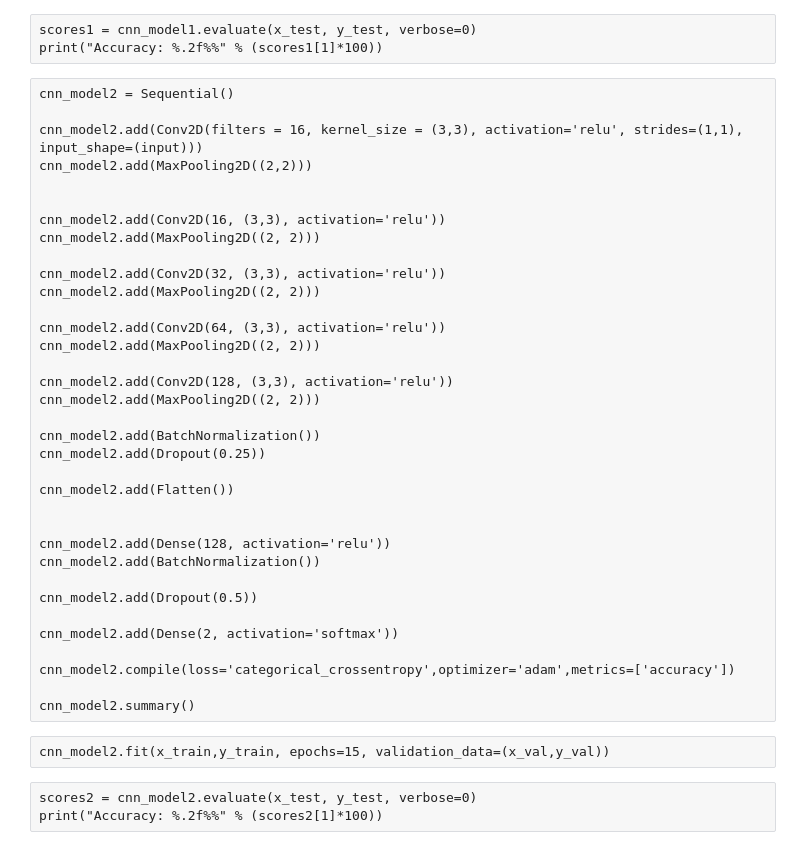
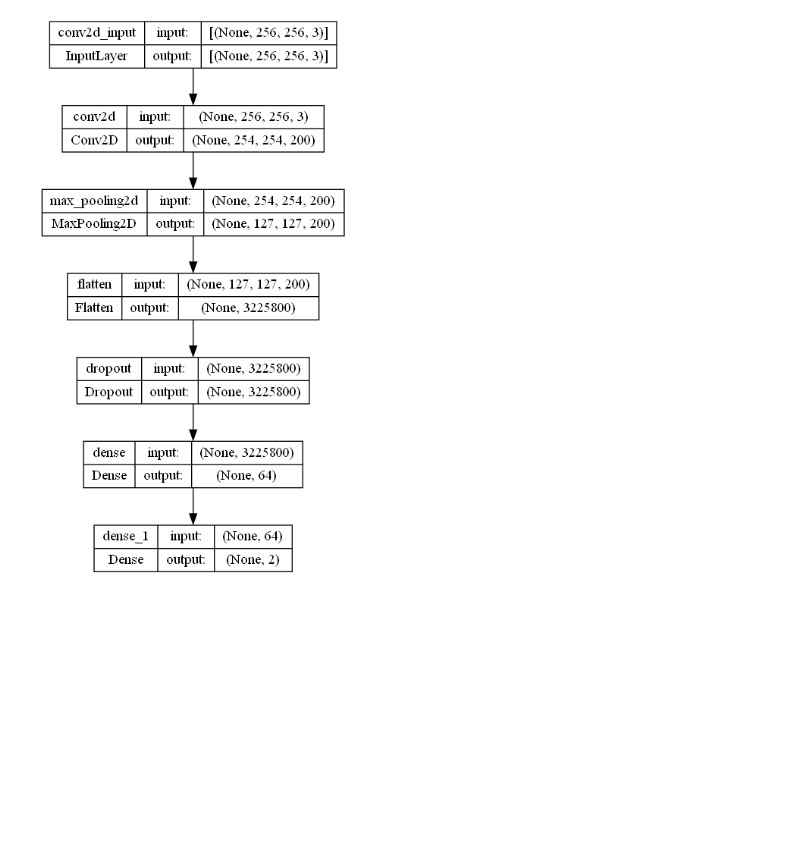
Before and after one commit to abi-manoharan0/CheckMyPlant, a Jupyter notebook: Cauliflower_disease.ipynb, the cells around one changed output. Cells and saved outputs as stored; diff of their text form; code cells hidden in the pictures; blank space fills up the shorter version.

```diff
--- a/Cauliflower_disease.ipynb
+++ b/Cauliflower_disease.ipynb
@@ -265,43 +166,0 @@ cnn_model1.fit(x_train,y_train, epochs=10, validation_data=(x_val,y_val)
-# %% [raw]
-scores1 = cnn_model1.evaluate(x_test, y_test, verbose=0)
-print("Accuracy: %.2f%%" % (scores1[1]*100))
-# %% [raw]
-cnn_model2 = Sequential()
-
-cnn_model2.add(Conv2D(filters = 16, kernel_size = (3,3), activation='relu', strides=(1,1), input_shape=(input)))
-cnn_model2.add(MaxPooling2D((2,2)))
-
-
-cnn_model2.add(Conv2D(16, (3,3), activation='relu'))
-cnn_model2.add(MaxPooling2D((2, 2)))
-
-cnn_model2.add(Conv2D(32, (3,3), activation='relu'))
-cnn_model2.add(MaxPooling2D((2, 2)))
-
-cnn_model2.add(Conv2D(64, (3,3), activation='relu'))
-cnn_model2.add(MaxPooling2D((2, 2)))
-
-cnn_model2.add(Conv2D(128, (3,3), activation='relu'))
-cnn_model2.add(MaxPooling2D((2, 2)))
-
-cnn_model2.add(BatchNormalization())
-cnn_model2.add(Dropout(0.25))
-
-cnn_model2.add(Flatten())
-
-
-cnn_model2.add(Dense(128, activation='relu'))
-cnn_model2.add(BatchNormalization())
-
-cnn_model2.add(Dropout(0.5))
-
-cnn_model2.add(Dense(2, activation='softmax'))
-
-cnn_model2.compile(loss='categorical_crossentropy',optimizer='adam',metrics=['accuracy'])
-
-cnn_model2.summary()
-# %% [raw]
-cnn_model2.fit(x_train,y_train, epochs=15, validation_data=(x_val,y_val))
-# %% [raw]
-scores2 = cnn_model2.evaluate(x_test, y_test, verbose=0)
-print("Accuracy: %.2f%%" % (scores2[1]*100))
@@ -313,0 +167,4 @@ f.close()
+# %%
+plot_model(cauliflower_model, to_file='model.png', show_shapes=True, show_layer_names=True)
+# %% [output]
+[figure, added]
```
Also changed, not shown: parts of 17 cells of this notebook.
